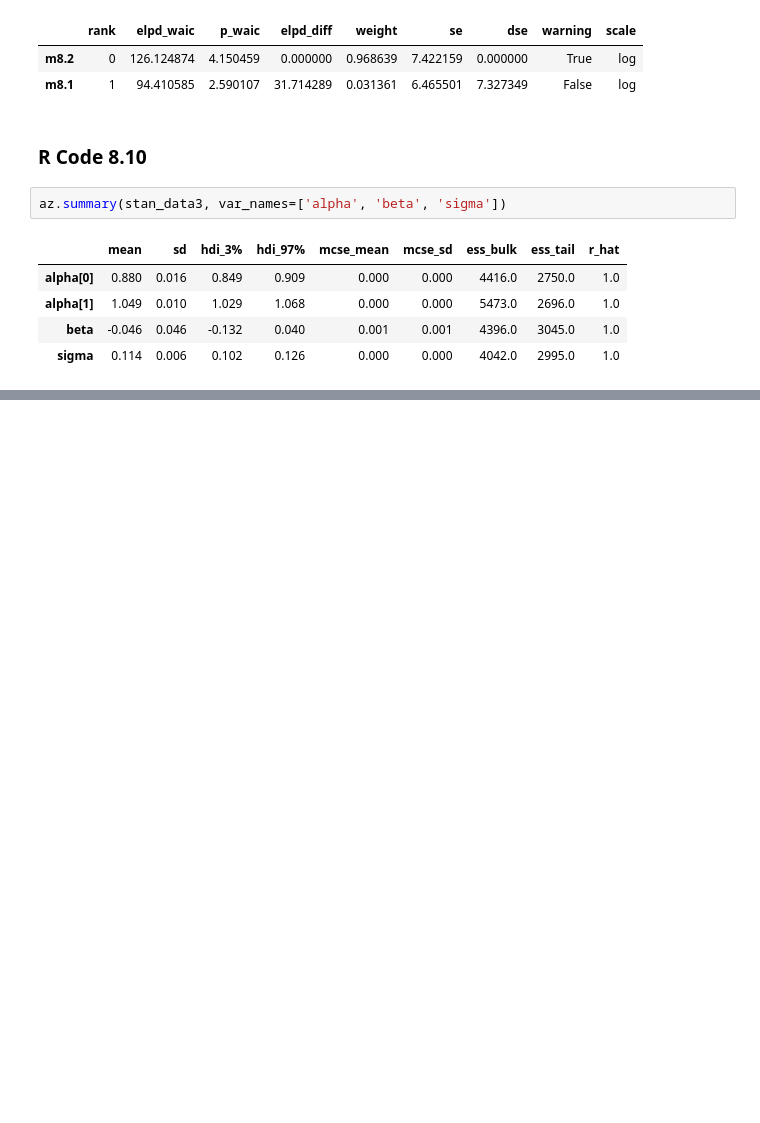
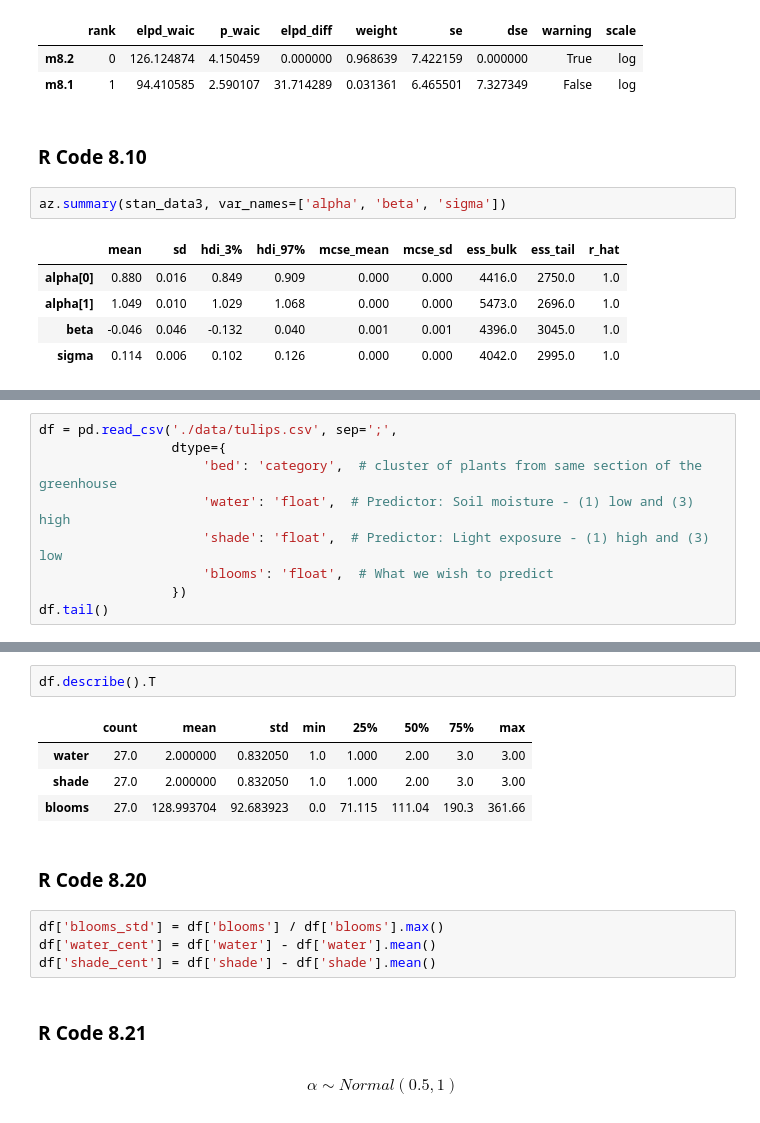
Before and after one commit to rodolphomacedo/statistical_rethinking_pt_BR, a Jupyter notebook: parte_8.ipynb, the cells around one changed output, grey strips where cells are left out. Cells and saved outputs as stored; diff of their text form; blank space fills up the shorter version.

```diff
--- a/parte_8.ipynb
+++ b/parte_8.ipynb
@@ -768,0 +810,9 @@ plt.show()
+# %%
+df = pd.read_csv('./data/tulips.csv', sep=';',
+                 dtype={
+                     'bed': 'category',  # cluster of plants from same section of the greenhouse
+                     'water': 'float',  # Predictor: Soil moisture - (1) low and (3) high
+                     'shade': 'float',  # Predictor: Light exposure - (1) high and (3) low
+                     'blooms': 'float',  # What we wish to predict
+                 })
+df.tail()
@@ -768,0 +834,17 @@ plt.show()
+# %%
+df.describe().T
+# %% [output]
+|  | count | mean | std | min | 25% | 50% | 75% | max |
+| water | 27.0 | 2.000000 | 0.832050 | 1.0 | 1.000 | 2.00 | 3.0 | 3.00 |
+| shade | 27.0 | 2.000000 | 0.832050 | 1.0 | 1.000 | 2.00 | 3.0 | 3.00 |
+| blooms | 27.0 | 128.993704 | 92.683923 | 0.0 | 71.115 | 111.04 | 190.3 | 361.66 |
+# %% [markdown]
+### R Code 8.20
+# %%
+df['blooms_std'] = df['blooms'] / df['blooms'].max()
+df['water_cent'] = df['water'] - df['water'].mean()
+df['shade_cent'] = df['shade'] - df['shade'].mean()
+# %% [markdown]
+### R Code 8.21
+# %% [markdown]
+$$ \alpha \sim Normal(0.5, 1) $$
```
Also changed, not shown: parts of 63 cells of this notebook, 1 other file.
